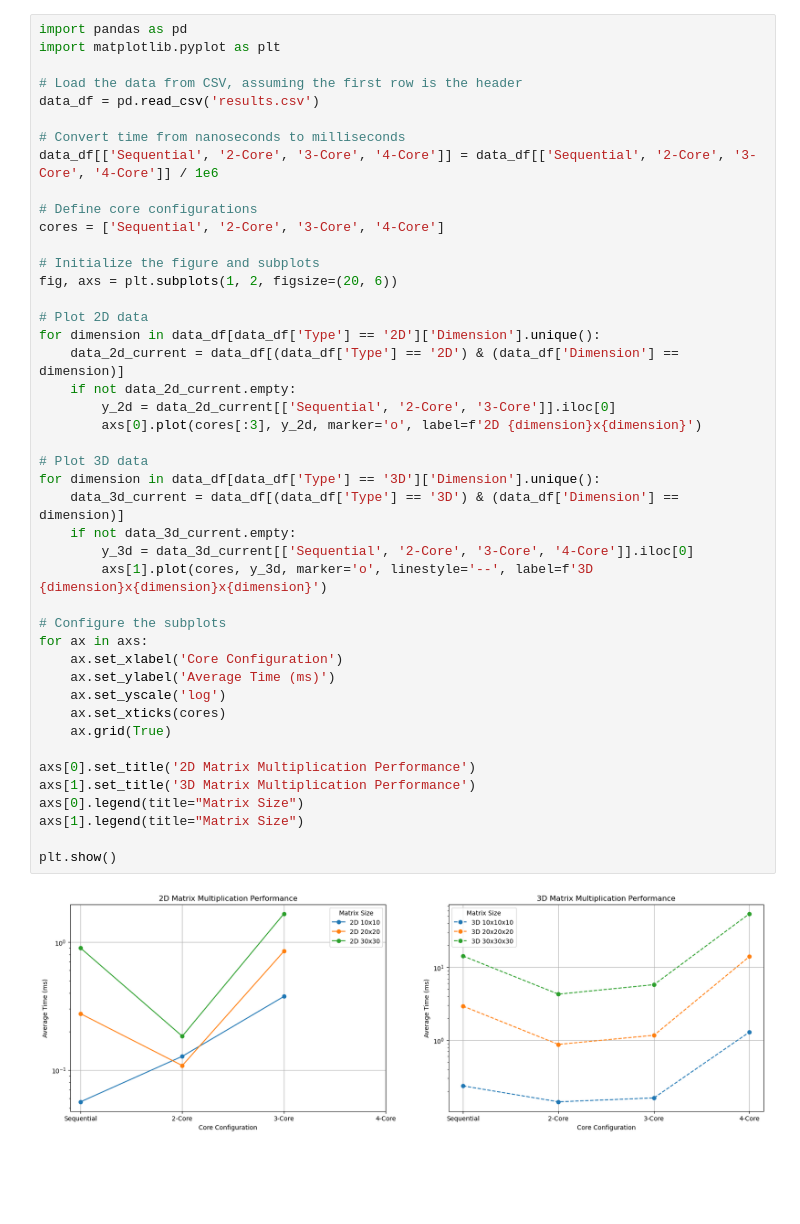
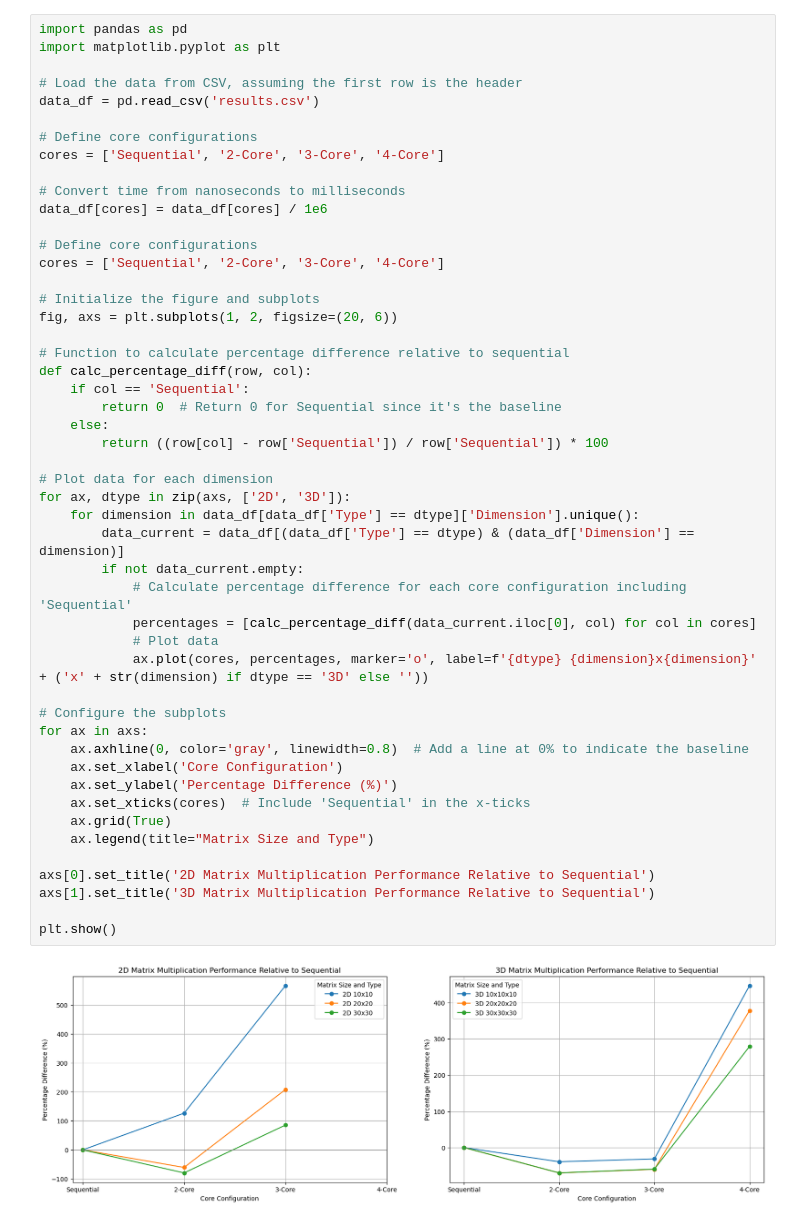
Before and after one commit to Mfaniseni-Thusi/DICS-Group-01, a Jupyter notebook: graphing.ipynb, the cells around one changed output. Saved outputs shown, nothing was run; the diff lists cells and outputs as text; blank space fills up the shorter version.

Commit message:
final graphing with percentages

```diff
--- a/graphing.ipynb
+++ b/graphing.ipynb
@@ -1,46 +1,51 @@
 # %%
 import pandas as pd
 import matplotlib.pyplot as plt
 
 # Load the data from CSV, assuming the first row is the header
 data_df = pd.read_csv('results.csv')
 
+# Define core configurations
+cores = ['Sequential', '2-Core', '3-Core', '4-Core']
+
 # Convert time from nanoseconds to milliseconds
-data_df[['Sequential', '2-Core', '3-Core', '4-Core']] = data_df[['Sequential', '2-Core', '3-Core', '4-Core']] / 1e6
+data_df[cores] = data_df[cores] / 1e6
 
 # Define core configurations
 cores = ['Sequential', '2-Core', '3-Core', '4-Core']
 
 # Initialize the figure and subplots
 fig, axs = plt.subplots(1, 2, figsize=(20, 6))
 
-# Plot 2D data
-for dimension in data_df[data_df['Type'] == '2D']['Dimension'].unique():
-    data_2d_current = data_df[(data_df['Type'] == '2D') & (data_df['Dimension'] == dimension)]
-    if not data_2d_current.empty:
-        y_2d = data_2d_current[['Sequential', '2-Core', '3-Core']].iloc[0]
-        axs[0].plot(cores[:3], y_2d, marker='o', label=f'2D {dimension}x{dimension}')
+# Function to calculate percentage difference relative to sequential
+def calc_percentage_diff(row, col):
+    if col == 'Sequential':
+        return 0  # Return 0 for Sequential since it's the baseline
+    else:
+        return ((row[col] - row['Sequential']) / row['Sequential']) * 100
 
-# Plot 3D data
-for dimension in data_df[data_df['Type'] == '3D']['Dimension'].unique():
-    data_3d_current = data_df[(data_df['Type'] == '3D') & (data_df['Dimension'] == dimension)]
-    if not data_3d_current.empty:
-        y_3d = data_3d_current[['Sequential', '2-Core', '3-Core', '4-Core']].iloc[0]
-        axs[1].plot(cores, y_3d, marker='o', linestyle='--', label=f'3D {dimension}x{dimension}x{dimension}')
+# Plot data for each dimension
+for ax, dtype in zip(axs, ['2D', '3D']):
+    for dimension in data_df[data_df['Type'] == dtype]['Dimension'].unique():
+        data_current = data_df[(data_df['Type'] == dtype) & (data_df['Dimension'] == dimension)]
+        if not data_current.empty:
+            # Calculate percentage difference for each core configuration including 'Sequential'
+            percentages = [calc_percentage_diff(data_current.iloc[0], col) for col in cores]
+            # Plot data
+            ax.plot(cores, percentages, marker='o', label=f'{dtype} {dimension}x{dimension}' + ('x' + str(dimension) if dtype == '3D' else ''))
 
 # Configure the subplots
 for ax in axs:
+    ax.axhline(0, color='gray', linewidth=0.8)  # Add a line at 0% to indicate the baseline
     ax.set_xlabel('Core Configuration')
-    ax.set_ylabel('Average Time (ms)')
-    ax.set_yscale('log')
-    ax.set_xticks(cores)
+    ax.set_ylabel('Percentage Difference (%)')
+    ax.set_xticks(cores)  # Include 'Sequential' in the x-ticks
     ax.grid(True)
+    ax.legend(title="Matrix Size and Type")
 
-axs[0].set_title('2D Matrix Multiplication Performance')
-axs[1].set_title('3D Matrix Multiplication Performance')
-axs[0].legend(title="Matrix Size")
-axs[1].legend(title="Matrix Size")
+axs[0].set_title('2D Matrix Multiplication Performance Relative to Sequential')
+axs[1].set_title('3D Matrix Multiplication Performance Relative to Sequential')
 
 plt.show()
 # %% [output]
-[figure, old version]
+[figure, new version]
```
